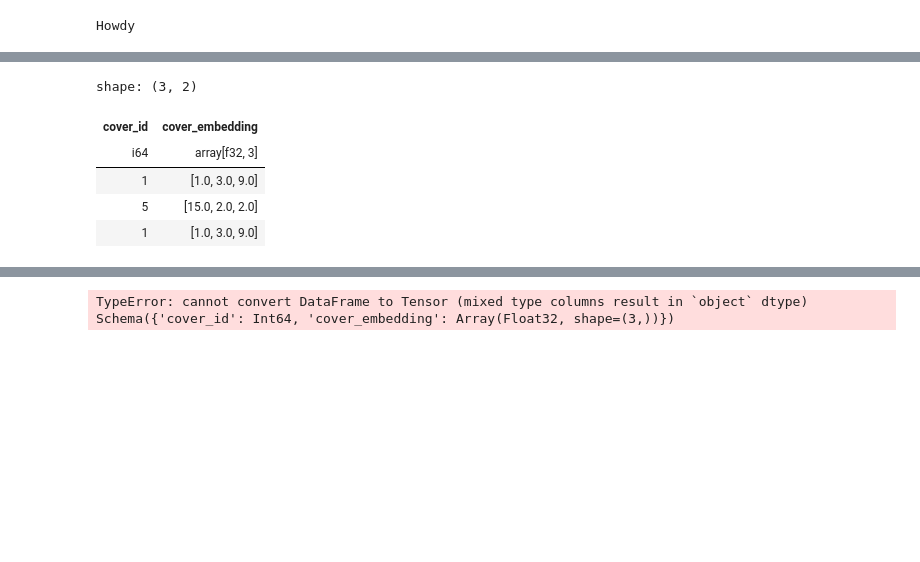
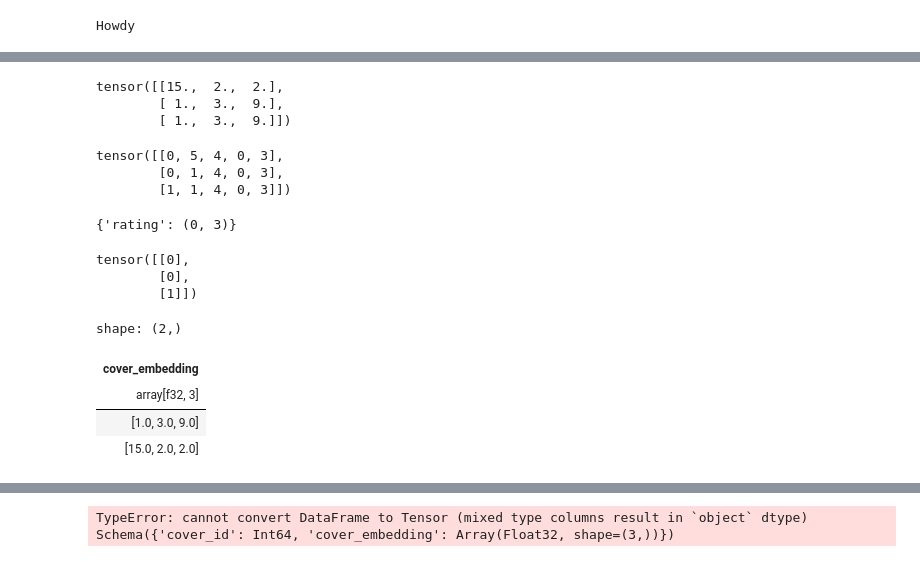
Before and after one commit to ByItsCover/bic-explore, a Jupyter notebook: data_pipeline/joining_tables.ipynb, the cells around one changed output, grey strips where cells are left out. Cells and saved outputs as stored; diff of their text form; code cells hidden in the pictures; blank space fills up the shorter version.

```diff
--- a/data_pipeline/joining_tables.ipynb
+++ b/data_pipeline/joining_tables.ipynb
@@ -119,0 +5,42 @@ result = con.execute("""
+# %%
+import duckdb
+
+conn = duckdb.connect()
+conn.execute("INSTALL lance; LOAD lance;")
+conn.execute("ATTACH './test_lancedb' AS lance_ns (TYPE LANCE);")
+
+# result = conn.execute("""
+#     SELECT feedback.cover_id, covers.cover_embedding
+#     FROM lance_ns.main.interactions AS feedback
+#     LEFT OUTER JOIN lance_ns.main.covers AS covers
+#       ON feedback.cover_id = covers.cover_id
+# """).pl()
+
+result = conn.execute("""
+    SELECT users.user_id, users.rowid as user_row_id, covers.cover_id, covers.cover_embedding, feedback.type, feedback.score
+    FROM lance_ns.main.interactions AS feedback
+    LEFT OUTER JOIN lance_ns.main.covers AS covers
+        ON (feedback.cover_id = covers.cover_id)
+    LEFT OUTER JOIN lance_ns.main.users AS users
+        ON (feedback.user_id = users.user_id)
+""").pl()
+
+
+
+# result = conn.execute("""
+#     SELECT cover_id, _distance, _rowid, cover_embedding
+#     FROM lance_vector_search(
+#         'lance_ns.main.covers', 'cover_embedding',
+#         [0.1, 0.2, 0.3]::FLOAT[3],
+#         k = 5
+#     )
+#     ORDER BY _distance ASC;
+# """).pl()
+
+# result = conn.execute("""
+#     SELECT cover_id FROM lance_ns.main.covers WHERE rowid IN (0, 999, 4);
+# """).pl()
+
+
+
+result
@@ -119,0 +92,16 @@ result = con.execute("""
+# %%
+res["cover_embedding"].to_torch()
+# %% [output]
+tensor([[15.,  2.,  2.],
+        [ 1.,  3.,  9.],
+        [ 1.,  3.,  9.]])
+# %%
+res.drop("cover_embedding").to_torch()
+# %% [output]
+tensor([[0, 5, 4, 0, 3],
+        [0, 1, 4, 0, 3],
+        [1, 1, 4, 0, 3]])
+# %%
+feedback_dict
+# %% [output]
+{'rating': (0, 3)}
@@ -120,9 +116,14 @@ result = con.execute("""
+# %%
+result["user_row_id"].to_torch().unsqueeze(-1)
+# %% [output]
+tensor([[0],
+        [0],
+        [1]])
 # %%
-result
+result["cover_embedding"]
 # %% [output]
-shape: (3, 2)
+shape: (2,)
-| cover_id | cover_embedding |
-| i64 | array[f32, 3] |
-| 1 | [1.0, 3.0, 9.0] |
-| 5 | [15.0, 2.0, 2.0] |
-| 1 | [1.0, 3.0, 9.0] |
+| cover_embedding |
+| array[f32, 3] |
+| [1.0, 3.0, 9.0] |
+| [15.0, 2.0, 2.0] |
```
Also changed, not shown: parts of 20 cells of this notebook, 3 other files.
